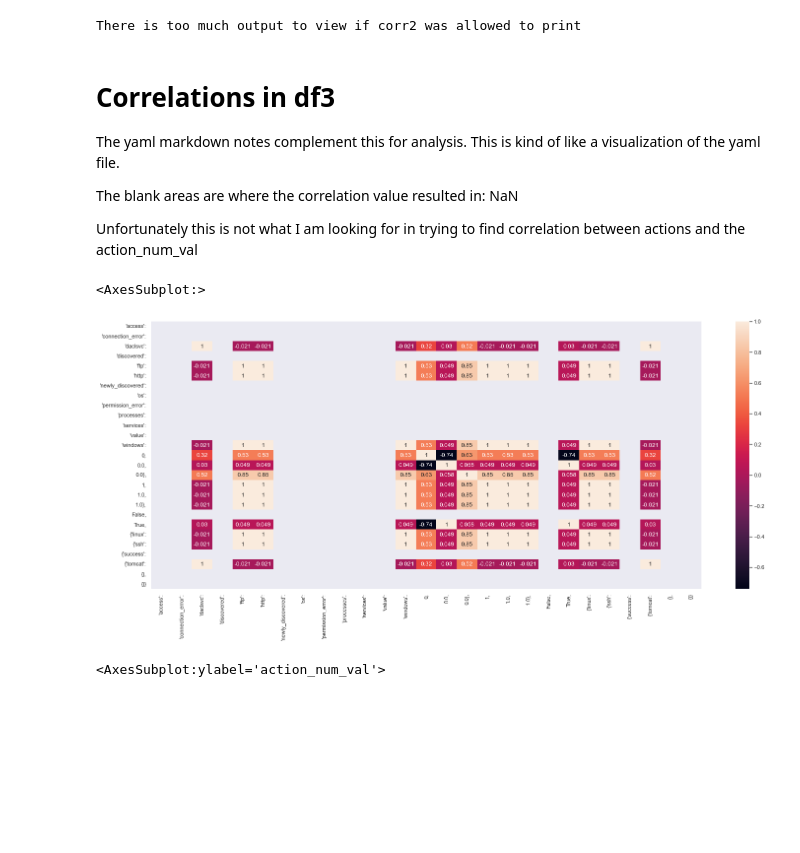
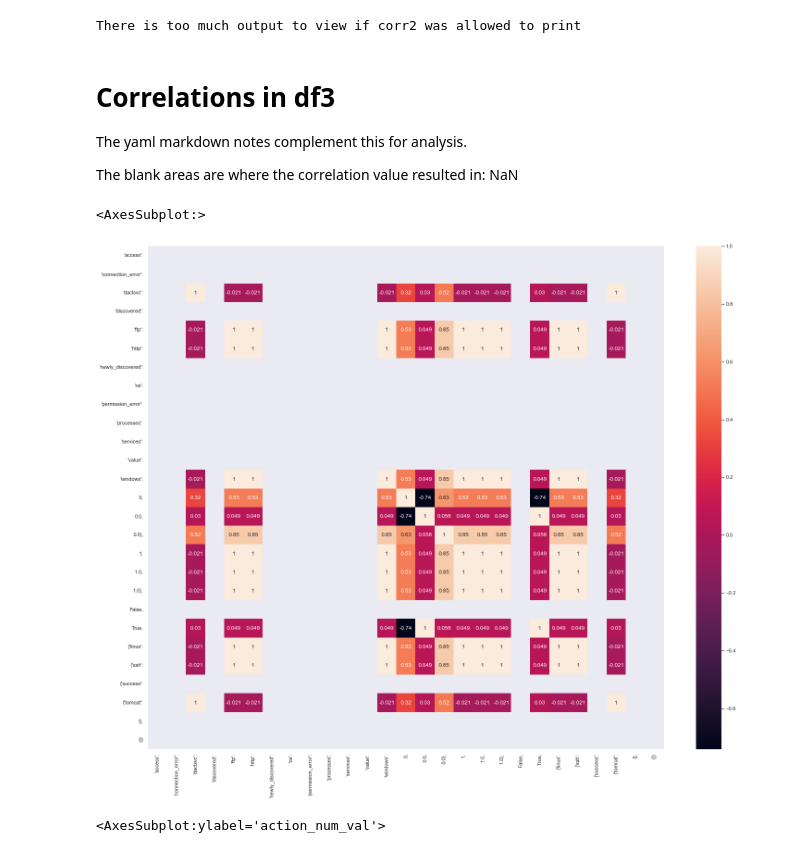
Before and after one commit to george4266/NetworkAttackSimulator, a Jupyter notebook: Network_Attack_Simulator/nasim/agents/IPYNB files/Random_Agent_Learn.ipynb, the cells around one changed output. Saved outputs shown, nothing was run; the diff lists cells and outputs as text; code cells hidden in the pictures; blank space fills up the shorter version.

```diff
--- a/Network_Attack_Simulator/nasim/agents/IPYNB files/Random_Agent_Learn.ipynb
+++ b/Network_Attack_Simulator/nasim/agents/IPYNB files/Random_Agent_Learn.ipynb
@@ -161,15 +161,13 @@ corr3 = df3.corr()
 # %% [markdown]
 # Correlations in df3
 
-The yaml markdown notes complement this for analysis. This is kind of like a visualization of the yaml file.
+The yaml markdown notes complement this for analysis.
 
 The blank areas are where the correlation value resulted in: NaN
-
-Unfortunately this is not what I am looking for in trying to find correlation between actions and the action_num_val
 # %%
-sns.set(rc={"figure.figsize":(25,10)})
+sns.set(rc={"figure.figsize":(25,20)})
 sns.heatmap(corr3, xticklabels=corr3.columns, yticklabels=corr3.columns, annot=True)
 # %% [output]
 <AxesSubplot:>
-[figure, old version]
+[figure, new version]
 # %%
```
Also changed, not shown: parts of 1 cell of this notebook, 5 other files.
